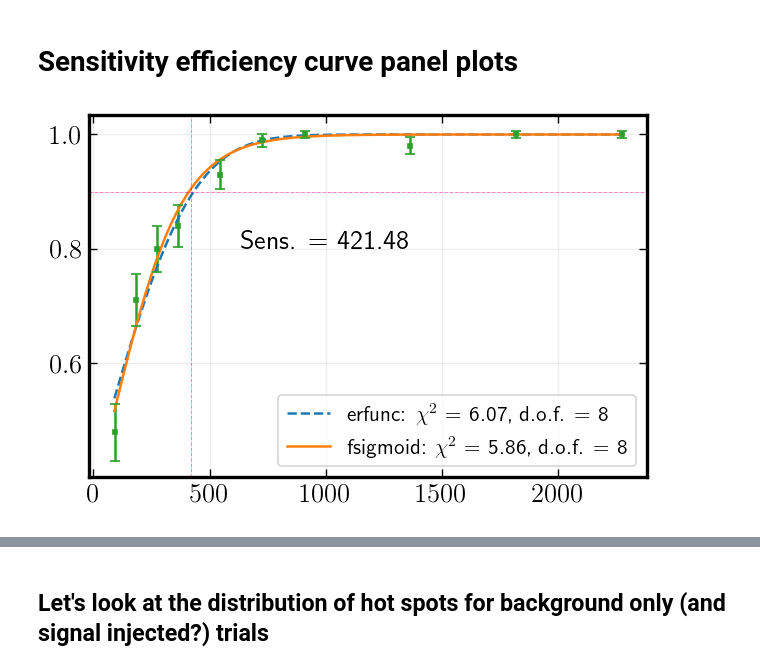
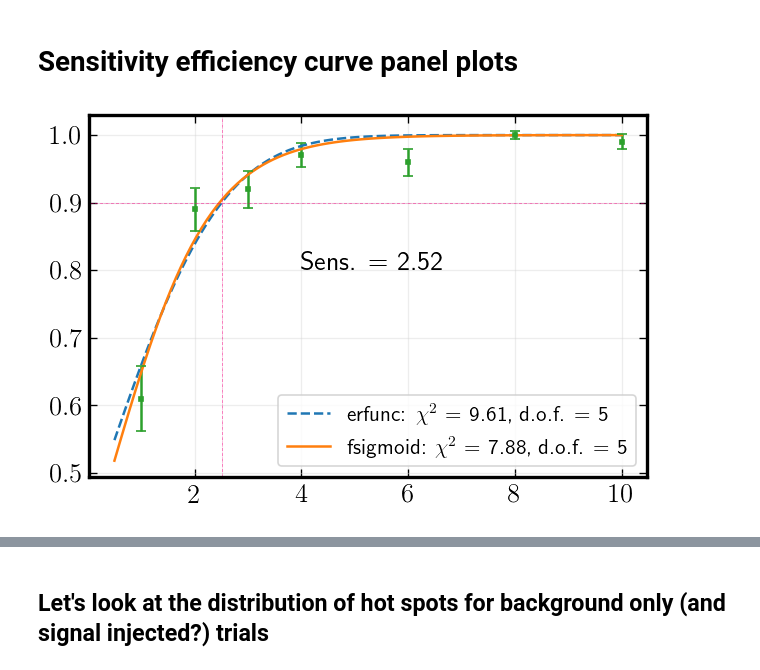
Before and after one commit to apizzuto/Fast-Response-Cascade-Followup, a Jupyter notebook: sensitivity_for_different_skymaps.ipynb, the cells around one changed output, grey strips where cells are left out. Saved outputs shown, nothing was run; the diff lists cells and outputs as text; code cells hidden in the pictures.

```diff
--- a/sensitivity_for_different_skymaps.ipynb
+++ b/sensitivity_for_different_skymaps.ipynb
@@ -238,9 +247,9 @@ for delta_t, delta_t_str in zip([1000., 172800.],
 # Sensitivity efficiency curve panel plots
 # %%
 casc_calc = sff.CascadeCalculator(1000.)
-casc_calc.sensitivity_curve(4, in_ns=False, trim=-2)
+casc_calc.sensitivity_curve(12, in_ns=False, trim=-5)
 # %% [output]
-[figure, old version]
+[figure, new version]
 # %%
 for delta_t in [1e3, 2.*86400.]:#np.append(np.logspace(1., 7., 7), np.array([2.*86400., 31.*86400.])):
     fig, aaxs = plt.subplots(ncols=4, nrows=4, figsize=(13,10),
```
Also changed, not shown: parts of 13 cells of this notebook, 1 other file.
